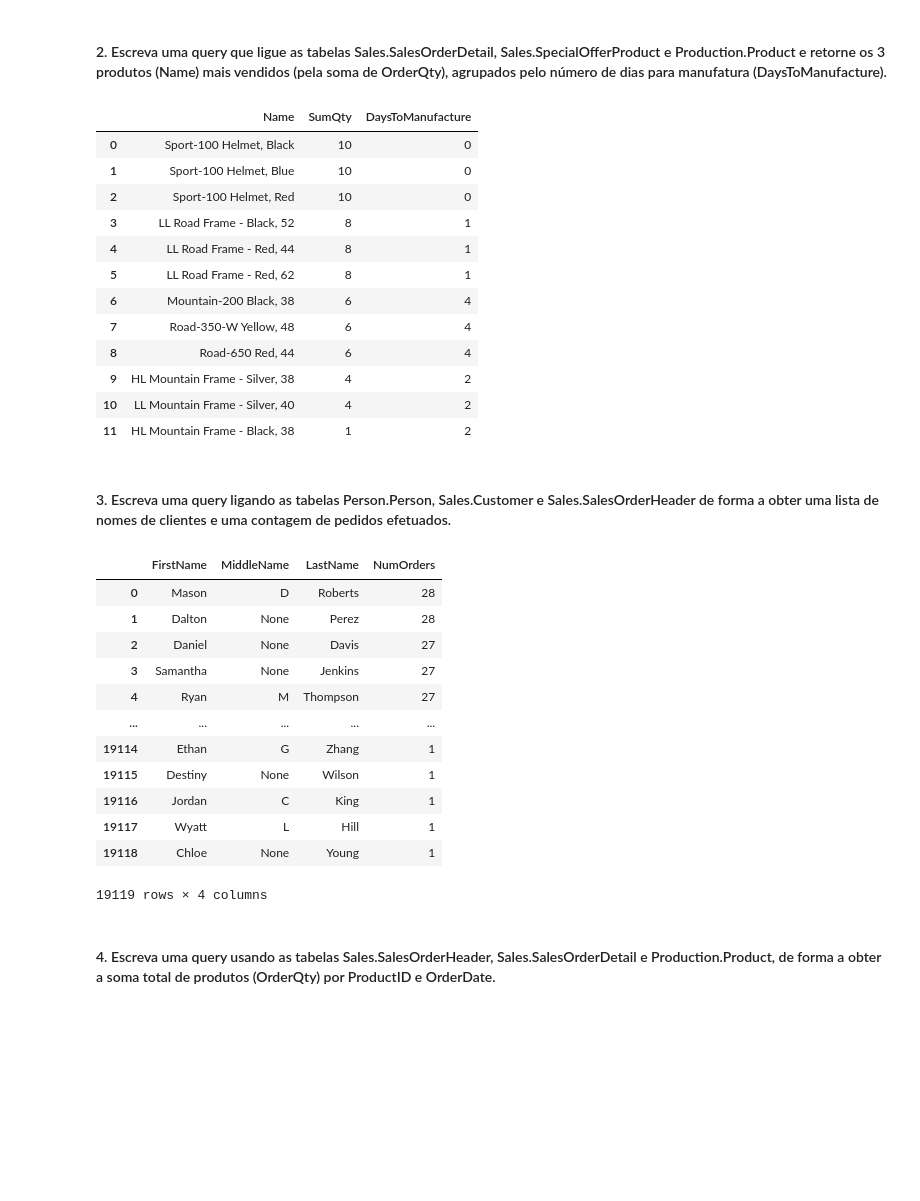
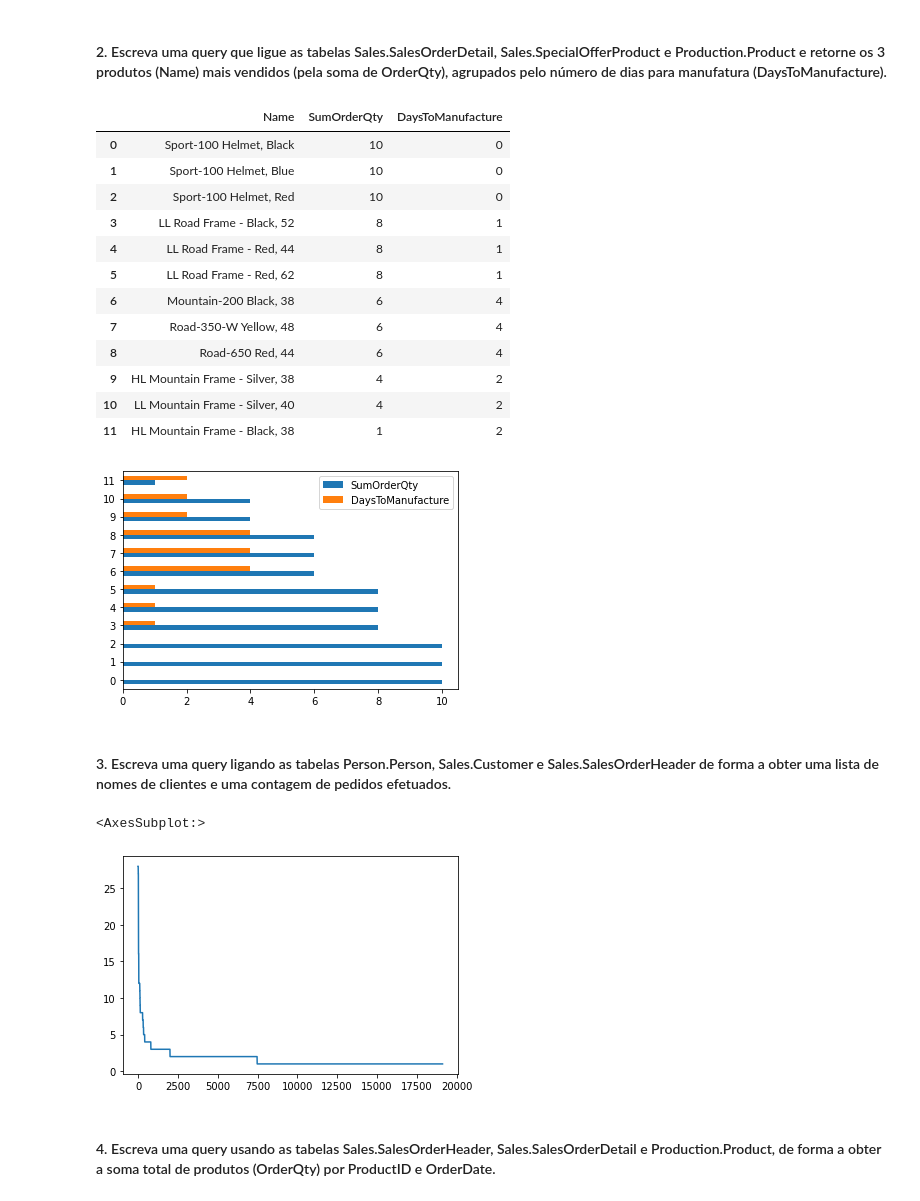
Before and after one commit to Cd4sh/test-data-science, a Jupyter notebook: notebook-pt.ipynb, the cells around one changed output. Drawn from its saved outputs; the diff is of its cells as text; code cells hidden in the pictures; blank space fills up the shorter version.

```diff
--- a/notebook-pt.ipynb
+++ b/notebook-pt.ipynb
@@ -168,20 +171,22 @@ sqlite(query)
 #### 2. Escreva uma query que ligue as tabelas Sales.SalesOrderDetail, Sales.SpecialOfferProduct e Production.Product e retorne os 3 produtos (Name) mais vendidos (pela soma de OrderQty), agrupados pelo número de dias para manufatura (DaysToManufacture).
 # %%
 query = '''
-        SELECT Name, SumQty, DaystoManufacture
+        SELECT Name, SumOrderQty, DaystoManufacture
             FROM
-            (SELECT pp.Name, SUM(ssod.OrderQty) as SumQty, pp.DaysToManufacture,
+            (SELECT pp.Name, SUM(ssod.OrderQty) as SumOrderQty, pp.DaysToManufacture,
             ROW_NUMBER() OVER(PARTITION BY pp.DaysToManufacture ORDER BY SUM(ssod.OrderQty) DESC) as position
             FROM Sales_SpecialOfferProduct AS ssop
             JOIN Production_Product AS pp ON ssop.ProductID = pp.ProductID
             JOIN Sales_SalesOrderDetail AS ssod ON ssop.SpecialOfferID = ssod.SalesOrderDetailID
             GROUP BY pp.Name
-            ORDER BY SumQty DESC)
-        WHERE position <= 3
+            ORDER BY SumOrderQty DESC)
+        WHERE position < 4
 '''
-sqlite(query)
+data = sqlite(query)
+data.plot.barh()
+data
 # %% [output]
-|  | Name | SumQty | DaysToManufacture |
+|  | Name | SumOrderQty | DaysToManufacture |
 | 0 | Sport-100 Helmet, Black | 10 | 0 |
 | 1 | Sport-100 Helmet, Blue | 10 | 0 |
 | 2 | Sport-100 Helmet, Red | 10 | 0 |
@@ -194,6 +199,7 @@ sqlite(query)
 | 9 | HL Mountain Frame - Silver, 38 | 4 | 2 |
 | 10 | LL Mountain Frame - Silver, 40 | 4 | 2 |
 | 11 | HL Mountain Frame - Black, 38 | 1 | 2 |
+[figure, added]
 # %% [markdown]
 #### 3. Escreva uma query ligando as tabelas Person.Person, Sales.Customer e Sales.SalesOrderHeader de forma a obter uma lista de nomes de clientes e uma contagem de pedidos efetuados.
 # %%
@@ -205,21 +211,11 @@ JOIN Person_Person as pp ON sc.PersonID = pp.BusinessEntityID
 GROUP BY ssoh.CustomerID
 ORDER BY NumOrders desc
 '''
-sqlite(query)
+data = sqlite(query)
+data['NumOrders'].plot()
 # %% [output]
-|  | FirstName | MiddleName | LastName | NumOrders |
-| 0 | Mason | D | Roberts | 28 |
-| 1 | Dalton | None | Perez | 28 |
-| 2 | Daniel | None | Davis | 27 |
-| 3 | Samantha | None | Jenkins | 27 |
-| 4 | Ryan | M | Thompson | 27 |
-| ... | ... | ... | ... | ... |
-| 19114 | Ethan | G | Zhang | 1 |
-| 19115 | Destiny | None | Wilson | 1 |
-| 19116 | Jordan | C | King | 1 |
-| 19117 | Wyatt | L | Hill | 1 |
-| 19118 | Chloe | None | Young | 1 |
-19119 rows × 4 columns
+<AxesSubplot:>
+[figure, added]
 # %% [markdown]
 #### 4. Escreva uma query usando as tabelas Sales.SalesOrderHeader, Sales.SalesOrderDetail e Production.Product, de forma a obter a soma total de produtos (OrderQty) por ProductID e OrderDate.
 # %%
```
Also changed, not shown: parts of 5 cells of this notebook, 1 other file.
